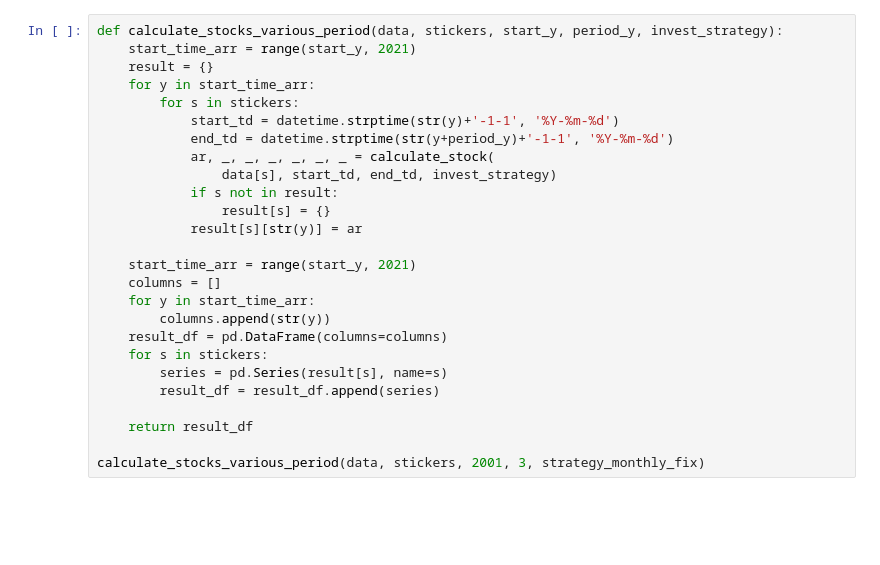
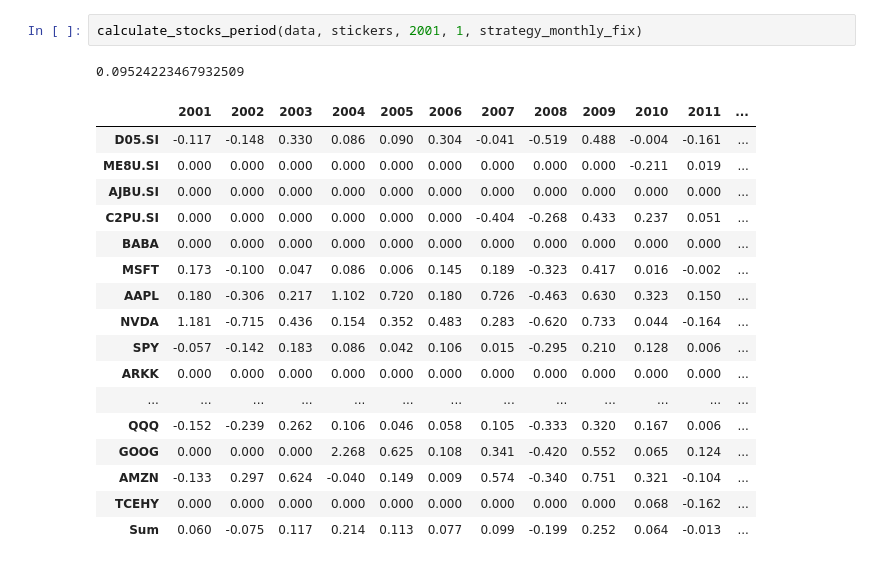
Before and after one commit to wubw/Invest, a Jupyter notebook: monthly_investment_simulation.ipynb, the cells around one changed output. Drawn from its saved outputs; the diff is of its cells as text; blank space fills up the shorter version.

```diff
--- a/monthly_investment_simulation.ipynb
+++ b/monthly_investment_simulation.ipynb
@@ -141,26 +180,21 @@ calculate_stocks_various_start_till_now(data, stickers, 2001, strategy_monthly_f
-# %%
-def calculate_stocks_various_period(data, stickers, start_y, period_y, invest_strategy):
-    start_time_arr = range(start_y, 2021)
-    result = {}
-    for y in start_time_arr:
-        for s in stickers:
-            start_td = datetime.strptime(str(y)+'-1-1', '%Y-%m-%d')
-            end_td = datetime.strptime(str(y+period_y)+'-1-1', '%Y-%m-%d')
-            ar, _, _, _, _, _, _ = calculate_stock(
-                data[s], start_td, end_td, invest_strategy)
-            if s not in result:
-                result[s] = {}
-            result[s][str(y)] = ar
-
-    start_time_arr = range(start_y, 2021)
-    columns = []
-    for y in start_time_arr:
-        columns.append(str(y))
-    result_df = pd.DataFrame(columns=columns)
-    for s in stickers:
-        series = pd.Series(result[s], name=s)
-        result_df = result_df.append(series)
-
-    return result_df
-
-calculate_stocks_various_period(data, stickers, 2001, 3, strategy_monthly_fix)
+# %%
+calculate_stocks_period(data, stickers, 2001, 1, strategy_monthly_fix)
+# %% [output]
+0.09524223467932509
+|  | 2001 | 2002 | 2003 | 2004 | 2005 | 2006 | 2007 | 2008 | 2009 | 2010 | 2011 | ... |
+| D05.SI | -0.117 | -0.148 | 0.330 | 0.086 | 0.090 | 0.304 | -0.041 | -0.519 | 0.488 | -0.004 | -0.161 | ... |
+| ME8U.SI | 0.000 | 0.000 | 0.000 | 0.000 | 0.000 | 0.000 | 0.000 | 0.000 | 0.000 | -0.211 | 0.019 | ... |
+| AJBU.SI | 0.000 | 0.000 | 0.000 | 0.000 | 0.000 | 0.000 | 0.000 | 0.000 | 0.000 | 0.000 | 0.000 | ... |
+| C2PU.SI | 0.000 | 0.000 | 0.000 | 0.000 | 0.000 | 0.000 | -0.404 | -0.268 | 0.433 | 0.237 | 0.051 | ... |
+| BABA | 0.000 | 0.000 | 0.000 | 0.000 | 0.000 | 0.000 | 0.000 | 0.000 | 0.000 | 0.000 | 0.000 | ... |
+| MSFT | 0.173 | -0.100 | 0.047 | 0.086 | 0.006 | 0.145 | 0.189 | -0.323 | 0.417 | 0.016 | -0.002 | ... |
+| AAPL | 0.180 | -0.306 | 0.217 | 1.102 | 0.720 | 0.180 | 0.726 | -0.463 | 0.630 | 0.323 | 0.150 | ... |
+| NVDA | 1.181 | -0.715 | 0.436 | 0.154 | 0.352 | 0.483 | 0.283 | -0.620 | 0.733 | 0.044 | -0.164 | ... |
+| SPY | -0.057 | -0.142 | 0.183 | 0.086 | 0.042 | 0.106 | 0.015 | -0.295 | 0.210 | 0.128 | 0.006 | ... |
+| ARKK | 0.000 | 0.000 | 0.000 | 0.000 | 0.000 | 0.000 | 0.000 | 0.000 | 0.000 | 0.000 | 0.000 | ... |
+| ... | ... | ... | ... | ... | ... | ... | ... | ... | ... | ... | ... | ... |
+| QQQ | -0.152 | -0.239 | 0.262 | 0.106 | 0.046 | 0.058 | 0.105 | -0.333 | 0.320 | 0.167 | 0.006 | ... |
+| GOOG | 0.000 | 0.000 | 0.000 | 2.268 | 0.625 | 0.108 | 0.341 | -0.420 | 0.552 | 0.065 | 0.124 | ... |
+| AMZN | -0.133 | 0.297 | 0.624 | -0.040 | 0.149 | 0.009 | 0.574 | -0.340 | 0.751 | 0.321 | -0.104 | ... |
+| TCEHY | 0.000 | 0.000 | 0.000 | 0.000 | 0.000 | 0.000 | 0.000 | 0.000 | 0.000 | 0.068 | -0.162 | ... |
+| Sum | 0.060 | -0.075 | 0.117 | 0.214 | 0.113 | 0.077 | 0.099 | -0.199 | 0.252 | 0.064 | -0.013 | ... |
```
Also changed, not shown: parts of 11 cells of this notebook, 17 other files.
